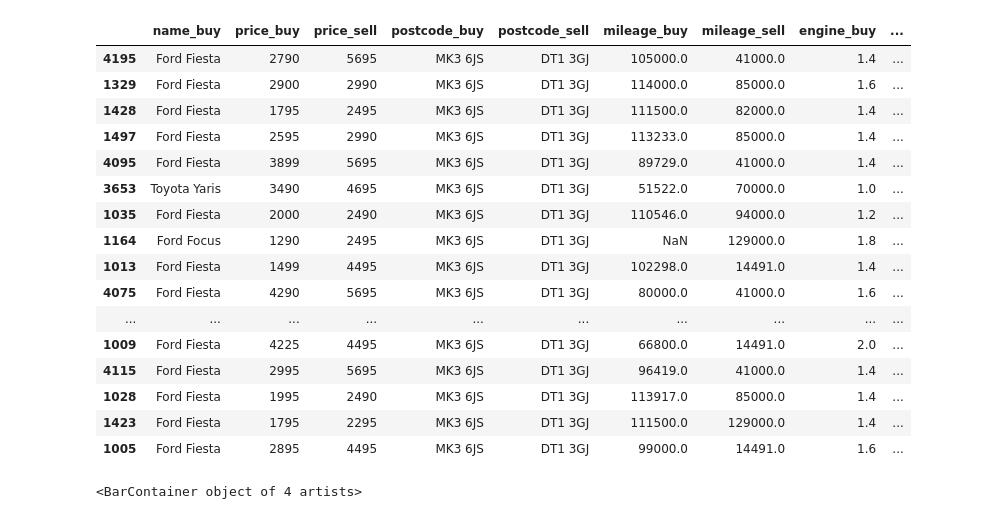
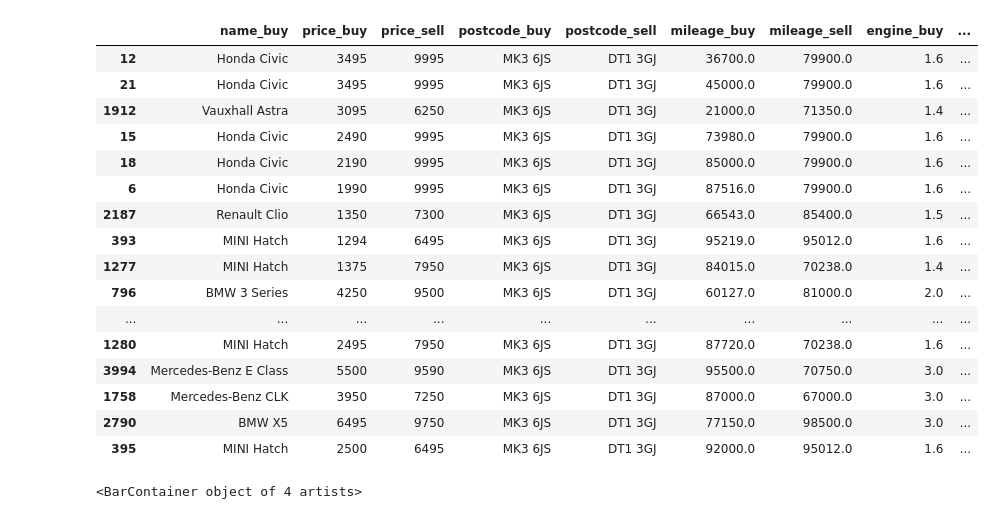
Before and after one commit to Benedictgr97/car-price-comapare, a Jupyter notebook: price test.ipynb, the cells around one changed output. Saved outputs shown, nothing was run; the diff lists cells and outputs as text; code cells hidden in the pictures.

```diff
--- a/price test.ipynb
+++ b/price test.ipynb
@@ -213,6 +213,8 @@ def grouped_score(df,group,col_name):
 
     df = df.reset_index()
 
+    df = df[df['price_sell']*df['price_buy']*df['mileage_sell']*df['mileage_buy']*df['engine_buy']*df['engine_sell'] > 0 ]
+
     car_match_gr = df.groupby(group).sum(numeric_only= True)
     count_cm_gr = df.groupby(group).count()
 
@@ -255,4 +257,3 @@ def retrieve_cars(make, model, postcode, radius, min_year, max_year, min_price,
     cars['postcode'] = postcode
     cars = postcode_add(cars,location_type)
     return cars
-#grouped_score(car_match,'index','buy_score')
@@ -320,25 +335,25 @@ car_match = grouped_score(car_match,'name_buy','score_by_name')
 car_match = grouped_score(car_match,'brand_buy','score_by_brand')
 # %%
 #top 10 cars and urls
-car_match.sort_values(by = 'buy_score' ,ascending= False)[0:20][['name_buy','price_buy','price_sell','postcode_buy','postcode_sell','mileage_buy','mileage_sell','engine_buy','engine_sell','buy_score','score_by_brand','score_by_name','link_buy','link_sell']]
+car_match.sort_values(by = 'buy_score' ,ascending= False)[0:20][['name_buy','price_buy','price_sell','postcode_buy','postcode_sell','mileage_buy','mileage_sell','engine_buy','engine_sell','buy_score','score_by_brand','score_by_name']]
 # %% [output]
 |  | name_buy | price_buy | price_sell | postcode_buy | postcode_sell | mileage_buy | mileage_sell | engine_buy | ... |
-| 4195 | Ford Fiesta | 2790 | 5695 | MK3 6JS | DT1 3GJ | 105000.0 | 41000.0 | 1.4 | ... |
-| 1329 | Ford Fiesta | 2900 | 2990 | MK3 6JS | DT1 3GJ | 114000.0 | 85000.0 | 1.6 | ... |
-| 1428 | Ford Fiesta | 1795 | 2495 | MK3 6JS | DT1 3GJ | 111500.0 | 82000.0 | 1.4 | ... |
-| 1497 | Ford Fiesta | 2595 | 2990 | MK3 6JS | DT1 3GJ | 113233.0 | 85000.0 | 1.4 | ... |
-| 4095 | Ford Fiesta | 3899 | 5695 | MK3 6JS | DT1 3GJ | 89729.0 | 41000.0 | 1.4 | ... |
-| 3653 | Toyota Yaris | 3490 | 4695 | MK3 6JS | DT1 3GJ | 51522.0 | 70000.0 | 1.0 | ... |
-| 1035 | Ford Fiesta | 2000 | 2490 | MK3 6JS | DT1 3GJ | 110546.0 | 94000.0 | 1.2 | ... |
-| 1164 | Ford Focus | 1290 | 2495 | MK3 6JS | DT1 3GJ | NaN | 129000.0 | 1.8 | ... |
-| 1013 | Ford Fiesta | 1499 | 4495 | MK3 6JS | DT1 3GJ | 102298.0 | 14491.0 | 1.4 | ... |
-| 4075 | Ford Fiesta | 4290 | 5695 | MK3 6JS | DT1 3GJ | 80000.0 | 41000.0 | 1.6 | ... |
+| 12 | Honda Civic | 3495 | 9995 | MK3 6JS | DT1 3GJ | 36700.0 | 79900.0 | 1.6 | ... |
+| 21 | Honda Civic | 3495 | 9995 | MK3 6JS | DT1 3GJ | 45000.0 | 79900.0 | 1.6 | ... |
+| 1912 | Vauxhall Astra | 3095 | 6250 | MK3 6JS | DT1 3GJ | 21000.0 | 71350.0 | 1.4 | ... |
+| 15 | Honda Civic | 2490 | 9995 | MK3 6JS | DT1 3GJ | 73980.0 | 79900.0 | 1.6 | ... |
+| 18 | Honda Civic | 2190 | 9995 | MK3 6JS | DT1 3GJ | 85000.0 | 79900.0 | 1.6 | ... |
+| 6 | Honda Civic | 1990 | 9995 | MK3 6JS | DT1 3GJ | 87516.0 | 79900.0 | 1.6 | ... |
+| 2187 | Renault Clio | 1350 | 7300 | MK3 6JS | DT1 3GJ | 66543.0 | 85400.0 | 1.5 | ... |
+| 393 | MINI Hatch | 1294 | 6495 | MK3 6JS | DT1 3GJ | 95219.0 | 95012.0 | 1.6 | ... |
+| 1277 | MINI Hatch | 1375 | 7950 | MK3 6JS | DT1 3GJ | 84015.0 | 70238.0 | 1.4 | ... |
+| 796 | BMW 3 Series | 4250 | 9500 | MK3 6JS | DT1 3GJ | 60127.0 | 81000.0 | 2.0 | ... |
 | ... | ... | ... | ... | ... | ... | ... | ... | ... | ... |
-| 1009 | Ford Fiesta | 4225 | 4495 | MK3 6JS | DT1 3GJ | 66800.0 | 14491.0 | 2.0 | ... |
-| 4115 | Ford Fiesta | 2995 | 5695 | MK3 6JS | DT1 3GJ | 96419.0 | 41000.0 | 1.4 | ... |
-| 1028 | Ford Fiesta | 1995 | 2490 | MK3 6JS | DT1 3GJ | 113917.0 | 85000.0 | 1.4 | ... |
-| 1423 | Ford Fiesta | 1795 | 2295 | MK3 6JS | DT1 3GJ | 111500.0 | 129000.0 | 1.4 | ... |
-| 1005 | Ford Fiesta | 2895 | 4495 | MK3 6JS | DT1 3GJ | 99000.0 | 14491.0 | 1.6 | ... |
+| 1280 | MINI Hatch | 2495 | 7950 | MK3 6JS | DT1 3GJ | 87720.0 | 70238.0 | 1.6 | ... |
+| 3994 | Mercedes-Benz E Class | 5500 | 9590 | MK3 6JS | DT1 3GJ | 95500.0 | 70750.0 | 3.0 | ... |
+| 1758 | Mercedes-Benz CLK | 3950 | 7250 | MK3 6JS | DT1 3GJ | 87000.0 | 67000.0 | 3.0 | ... |
+| 2790 | BMW X5 | 6495 | 9750 | MK3 6JS | DT1 3GJ | 77150.0 | 98500.0 | 3.0 | ... |
+| 395 | MINI Hatch | 2500 | 6495 | MK3 6JS | DT1 3GJ | 92000.0 | 95012.0 | 1.6 | ... |
 # %%
 plt.bar(x = score_gr.index,height = score_gr.values)
 # %% [output]
```
Also changed, not shown: parts of 1 cell of this notebook.
